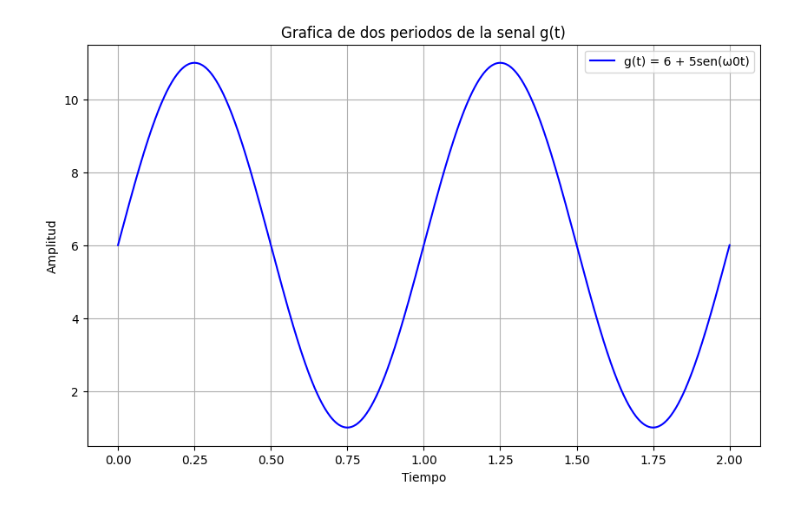
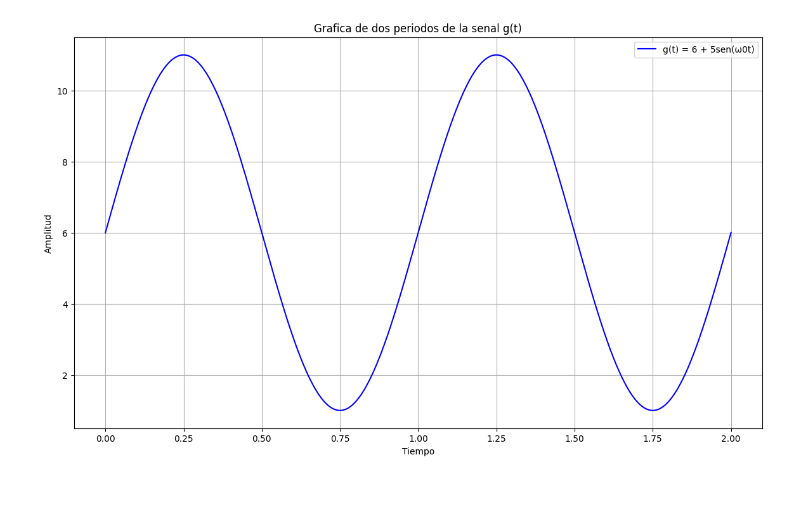
Before and after one commit to alejx96/tolerando_fallas, a Jupyter notebook: prog3/prog3.ipynb, the cells around one changed output. Drawn from its saved outputs; the diff is of its cells as text; code cells hidden in the pictures.

```diff
--- a/prog3/prog3.ipynb
+++ b/prog3/prog3.ipynb
@@ -10,12 +25,14 @@ fG = 6 + 5 * np.sin(w0 * tG)
 # %%
+plt.figure(figsize=(14,8))
+
 #Grafique dos periodos de la senal g(t)
-plt.figure(figsize=(10,6))
 plt.title('Grafica de dos periodos de la senal g(t)')
+# plt.subplot(3, 1, 1)
 plt.plot(tG, fG, label='g(t) = 6 + 5sen(ω0t)', color='blue')
 plt.xlabel('Tiempo')
 plt.ylabel('Amplitud')
 plt.grid(True)
 plt.legend()
 plt.show()
 # %% [output]
-[figure, old version]
+[figure, new version]
```
Also changed, not shown: parts of 5 cells of this notebook, 2 other files.
